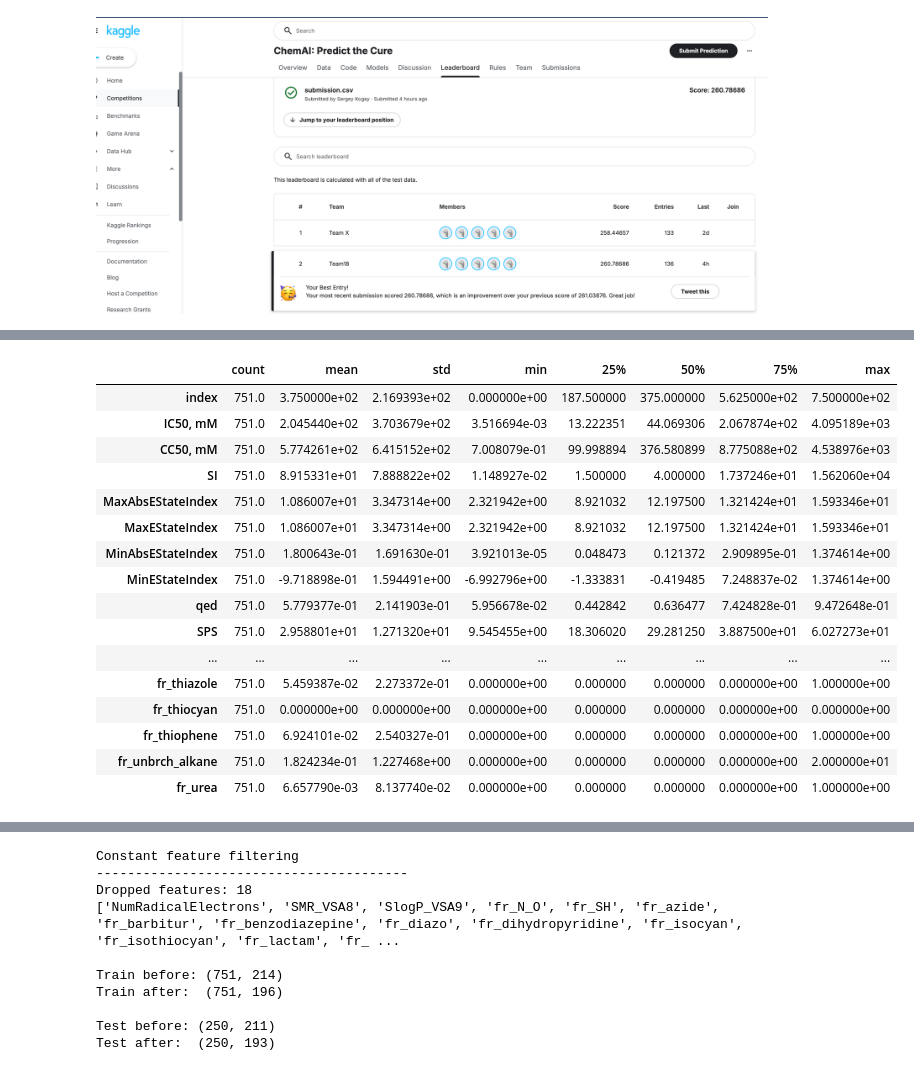
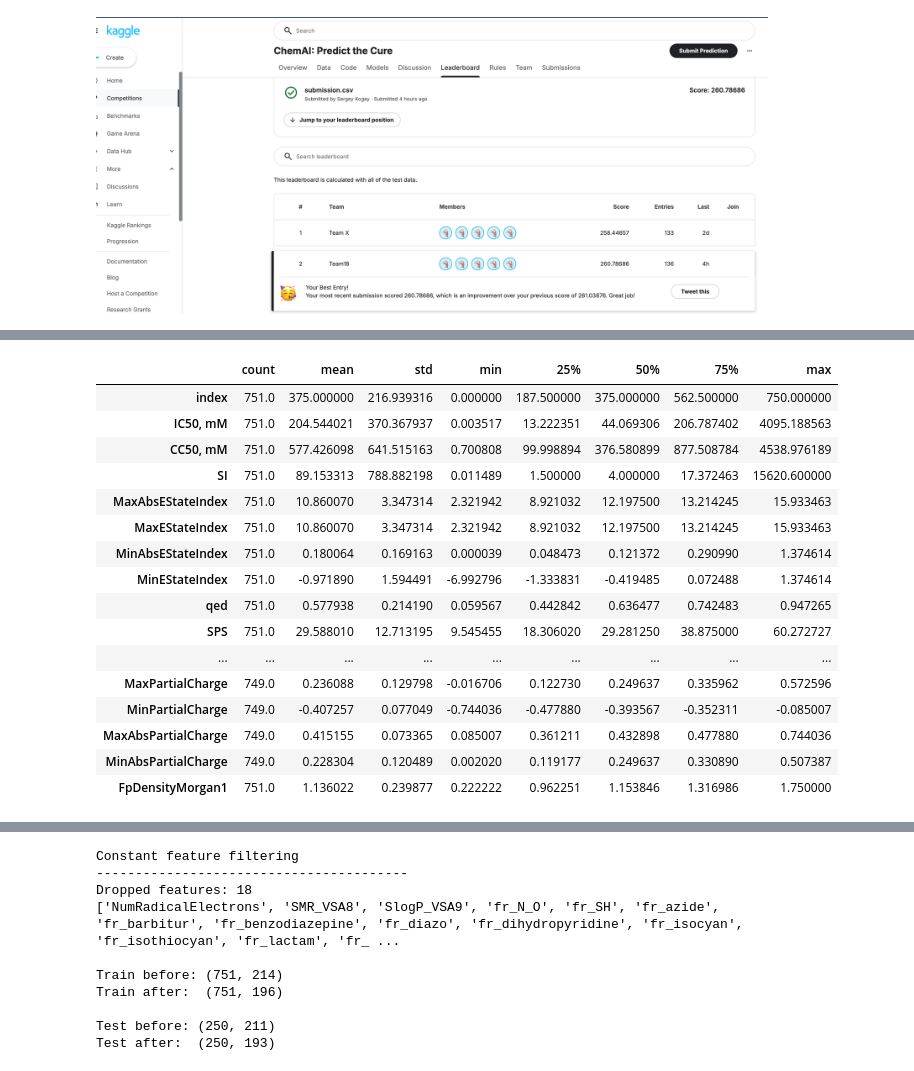
Before and after one commit to mvlbulankin/chemai_predict_the_cure, a Jupyter notebook: competition_final.ipynb, the cells around one changed output, grey strips where cells are left out. Cells and saved outputs as stored; diff of their text form; code cells hidden in the pictures.

```diff
--- a/competition_final.ipynb
+++ b/competition_final.ipynb
@@ -75,23 +97,21 @@ sample_submission = pd.read_csv('sample_submission.csv')
 # %%
-# Первичный обзор числовых признаков:
-# count, mean, std, min/max и квартили помогают быстро увидеть масштаб признаков,
-# возможные выбросы и признаки с подозрительно малой вариативностью.
-display(train.describe().T)
+# Первичный обзор признаков.
+display(train.describe().T.head(20))
 # %% [output]
 |  | count | mean | std | min | 25% | 50% | 75% | max |
-| index | 751.0 | 3.750000e+02 | 2.169393e+02 | 0.000000e+00 | 187.500000 | 375.000000 | 5.625000e+02 | 7.500000e+02 |
-| IC50, mM | 751.0 | 2.045440e+02 | 3.703679e+02 | 3.516694e-03 | 13.222351 | 44.069306 | 2.067874e+02 | 4.095189e+03 |
-| CC50, mM | 751.0 | 5.774261e+02 | 6.415152e+02 | 7.008079e-01 | 99.998894 | 376.580899 | 8.775088e+02 | 4.538976e+03 |
-| SI | 751.0 | 8.915331e+01 | 7.888822e+02 | 1.148927e-02 | 1.500000 | 4.000000 | 1.737246e+01 | 1.562060e+04 |
-| MaxAbsEStateIndex | 751.0 | 1.086007e+01 | 3.347314e+00 | 2.321942e+00 | 8.921032 | 12.197500 | 1.321424e+01 | 1.593346e+01 |
-| MaxEStateIndex | 751.0 | 1.086007e+01 | 3.347314e+00 | 2.321942e+00 | 8.921032 | 12.197500 | 1.321424e+01 | 1.593346e+01 |
-| MinAbsEStateIndex | 751.0 | 1.800643e-01 | 1.691630e-01 | 3.921013e-05 | 0.048473 | 0.121372 | 2.909895e-01 | 1.374614e+00 |
-| MinEStateIndex | 751.0 | -9.718898e-01 | 1.594491e+00 | -6.992796e+00 | -1.333831 | -0.419485 | 7.248837e-02 | 1.374614e+00 |
-| qed | 751.0 | 5.779377e-01 | 2.141903e-01 | 5.956678e-02 | 0.442842 | 0.636477 | 7.424828e-01 | 9.472648e-01 |
-| SPS | 751.0 | 2.958801e+01 | 1.271320e+01 | 9.545455e+00 | 18.306020 | 29.281250 | 3.887500e+01 | 6.027273e+01 |
+| index | 751.0 | 375.000000 | 216.939316 | 0.000000 | 187.500000 | 375.000000 | 562.500000 | 750.000000 |
+| IC50, mM | 751.0 | 204.544021 | 370.367937 | 0.003517 | 13.222351 | 44.069306 | 206.787402 | 4095.188563 |
+| CC50, mM | 751.0 | 577.426098 | 641.515163 | 0.700808 | 99.998894 | 376.580899 | 877.508784 | 4538.976189 |
+| SI | 751.0 | 89.153313 | 788.882198 | 0.011489 | 1.500000 | 4.000000 | 17.372463 | 15620.600000 |
+| MaxAbsEStateIndex | 751.0 | 10.860070 | 3.347314 | 2.321942 | 8.921032 | 12.197500 | 13.214245 | 15.933463 |
+| MaxEStateIndex | 751.0 | 10.860070 | 3.347314 | 2.321942 | 8.921032 | 12.197500 | 13.214245 | 15.933463 |
+| MinAbsEStateIndex | 751.0 | 0.180064 | 0.169163 | 0.000039 | 0.048473 | 0.121372 | 0.290990 | 1.374614 |
+| MinEStateIndex | 751.0 | -0.971890 | 1.594491 | -6.992796 | -1.333831 | -0.419485 | 0.072488 | 1.374614 |
+| qed | 751.0 | 0.577938 | 0.214190 | 0.059567 | 0.442842 | 0.636477 | 0.742483 | 0.947265 |
+| SPS | 751.0 | 29.588010 | 12.713195 | 9.545455 | 18.306020 | 29.281250 | 38.875000 | 60.272727 |
 | ... | ... | ... | ... | ... | ... | ... | ... | ... |
-| fr_thiazole | 751.0 | 5.459387e-02 | 2.273372e-01 | 0.000000e+00 | 0.000000 | 0.000000 | 0.000000e+00 | 1.000000e+00 |
-| fr_thiocyan | 751.0 | 0.000000e+00 | 0.000000e+00 | 0.000000e+00 | 0.000000 | 0.000000 | 0.000000e+00 | 0.000000e+00 |
-| fr_thiophene | 751.0 | 6.924101e-02 | 2.540327e-01 | 0.000000e+00 | 0.000000 | 0.000000 | 0.000000e+00 | 1.000000e+00 |
-| fr_unbrch_alkane | 751.0 | 1.824234e-01 | 1.227468e+00 | 0.000000e+00 | 0.000000 | 0.000000 | 0.000000e+00 | 2.000000e+01 |
-| fr_urea | 751.0 | 6.657790e-03 | 8.137740e-02 | 0.000000e+00 | 0.000000 | 0.000000 | 0.000000e+00 | 1.000000e+00 |
+| MaxPartialCharge | 749.0 | 0.236088 | 0.129798 | -0.016706 | 0.122730 | 0.249637 | 0.335962 | 0.572596 |
+| MinPartialCharge | 749.0 | -0.407257 | 0.077049 | -0.744036 | -0.477880 | -0.393567 | -0.352311 | -0.085007 |
+| MaxAbsPartialCharge | 749.0 | 0.415155 | 0.073365 | 0.085007 | 0.361211 | 0.432898 | 0.477880 | 0.744036 |
+| MinAbsPartialCharge | 749.0 | 0.228304 | 0.120489 | 0.002020 | 0.119177 | 0.249637 | 0.330890 | 0.507387 |
+| FpDensityMorgan1 | 751.0 | 1.136022 | 0.239877 | 0.222222 | 0.962251 | 1.153846 | 1.316986 | 1.750000 |
```
Also changed, not shown: parts of 27 cells of this notebook.
